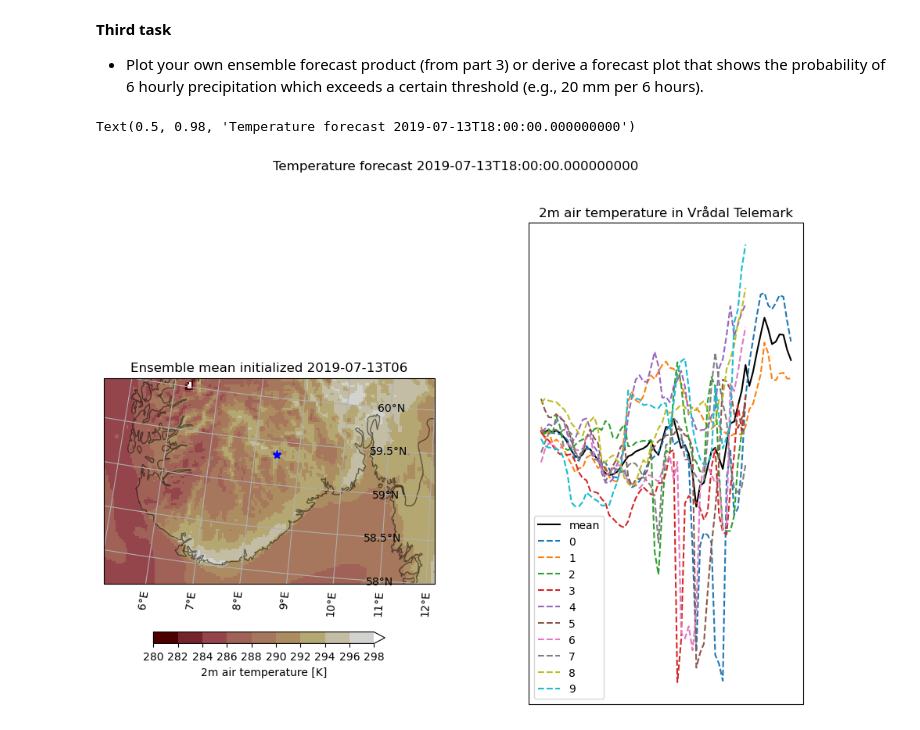
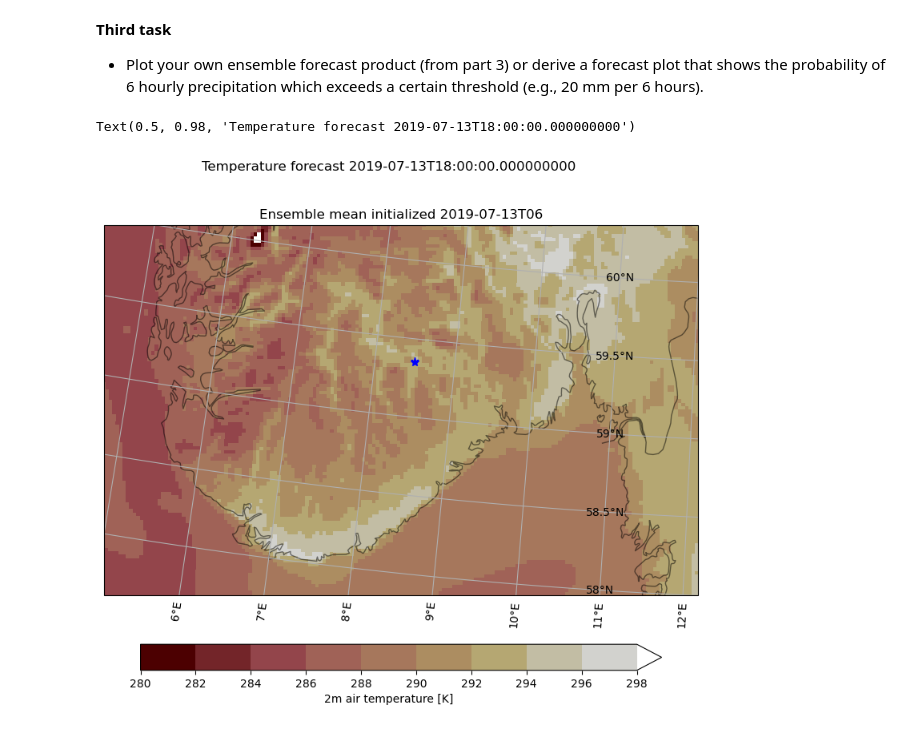
Before and after one commit to kjes4pres/GEO4902, a Jupyter notebook: Exercise 3/Ensemble_Prediction_Part1.ipynb, the cells around one changed output. Drawn from its saved outputs; the diff is of its cells as text; code cells hidden in the pictures.

```diff
--- a/Exercise 3/Ensemble_Prediction_Part1.ipynb
+++ b/Exercise 3/Ensemble_Prediction_Part1.ipynb
@@ -121,33 +121,24 @@ lon = 8.4941; lat= 59.3508
 # %%
 # Spatial ensemble mean forecast
 projection = cy.crs.Stereographic(central_latitude=75, central_longitude=15.0)
-fig, ax = plt.subplots(1, 2, subplot_kw={'projection': projection}, figsize=(12, 8))
+fig, ax = plt.subplots(subplot_kw={'projection': projection}, figsize=(12, 8))
 
-ax[0].set_extent([5, 12, 58, 60], crs=cy.crs.PlateCarree())
-ax[0].add_feature(cy.feature.COASTLINE, alpha=0.5)
-ax[0].add_feature(cy.feature.BORDERS, alpha=0.5)
-gl = ax[0].gridlines(draw_labels=True)
+ax.set_extent([5, 12, 58, 60], crs=cy.crs.PlateCarree())
+ax.add_feature(cy.feature.COASTLINE, alpha=0.5)
+ax.add_feature(cy.feature.BORDERS, alpha=0.5)
+gl = ax.gridlines(draw_labels=True)
 gl.top_labels = False
 gl.right_labels = True
 
-ensemble_mean.isel(time=12, height1=0).plot.pcolormesh(ax=ax[0], x='longitude', y='latitude', cmap=cm.bilbao, extend='max',
+ensemble_mean.isel(time=12, height1=0).plot.pcolormesh(ax=ax, x='longitude', y='latitude', cmap=cm.bilbao, extend='max',
             levels=np.arange(280, 300, 2), transform=cy.crs.PlateCarree(),
             cbar_kwargs={'orientation': 'horizontal', 'label': '2m air temperature [K]', 'shrink': 0.7, 'pad': 0.1}
         )
-ax[0].plot(lon, lat, transform = cy.crs.PlateCarree(), color = 'blue', marker ='*', markersize=8)
-ax[0].set_title(f'Ensemble mean initialized {forecast_times[1]}')
-
-# Point forecast of Vrådal
-ensemble_mean.isel(height1=0, x=xloc, y=yloc).plot.line(ax=ax[1], color='black' ,label = 'mean')
-for i in range(0,10):
-    temp.isel(height1=0, x=xloc, y=yloc, ensemble_member=i).plot.line(ax=ax[1], linestyle='--',label =temp.ensemble_member[i].values)
-
-ax[1].legend()
-ax[1].grid()
-ax[1].set_title(f'2m air temperature in Vrådal Telemark')
+ax.plot(lon, lat, transform = cy.crs.PlateCarree(), color = 'blue', marker ='*', markersize=8)
+ax.set_title(f'Ensemble mean initialized {forecast_times[1]}')
 
 fig.suptitle(f'Temperature forecast {np.datetime_as_string(ensemble_mean.time[12])}')
 # %% [output]
 Text(0.5, 0.98, 'Temperature forecast 2019-07-13T18:00:00.000000000')
-[figure, old version]
+[figure, new version]
 # %%
```
Also changed, not shown: parts of 3 cells of this notebook.
